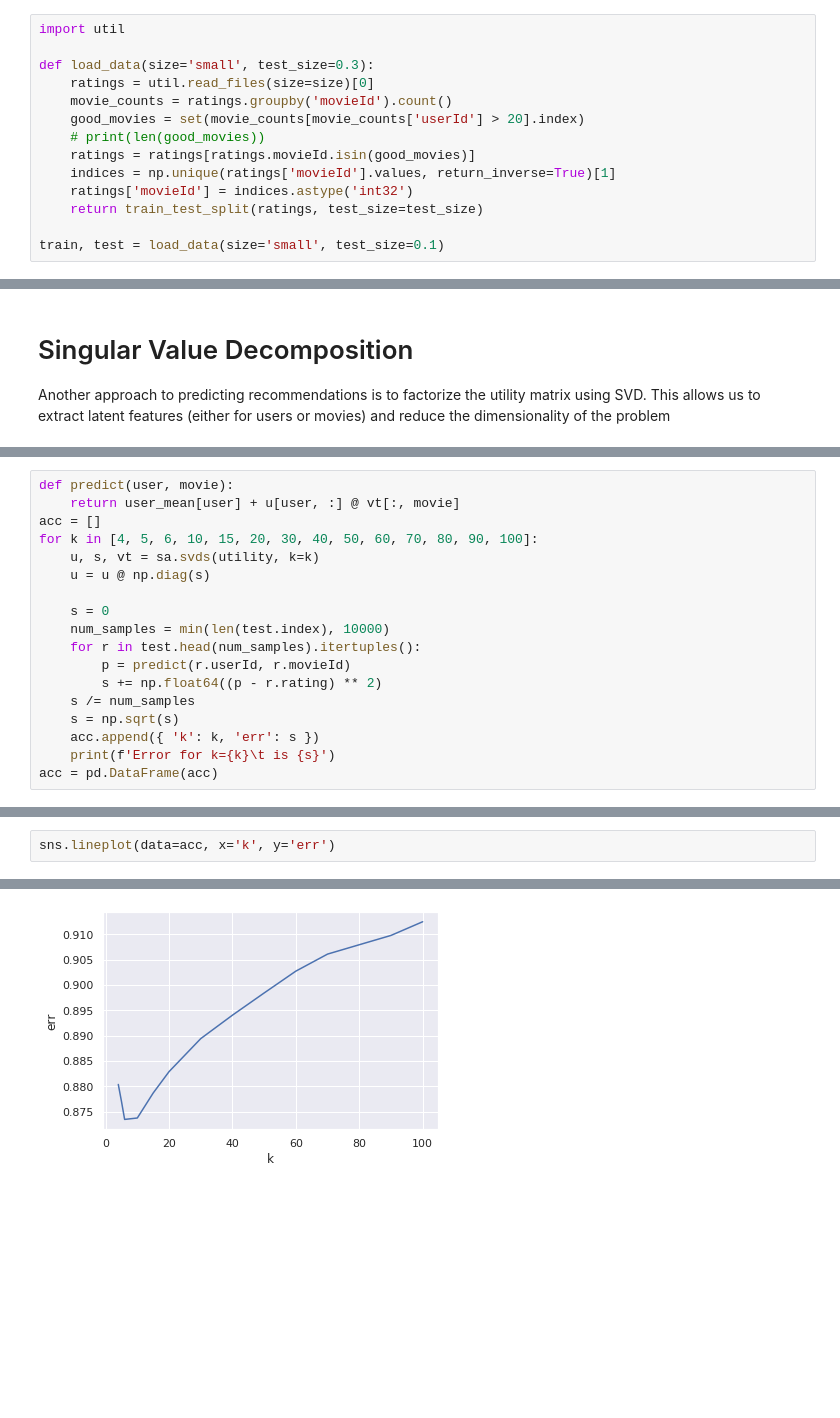
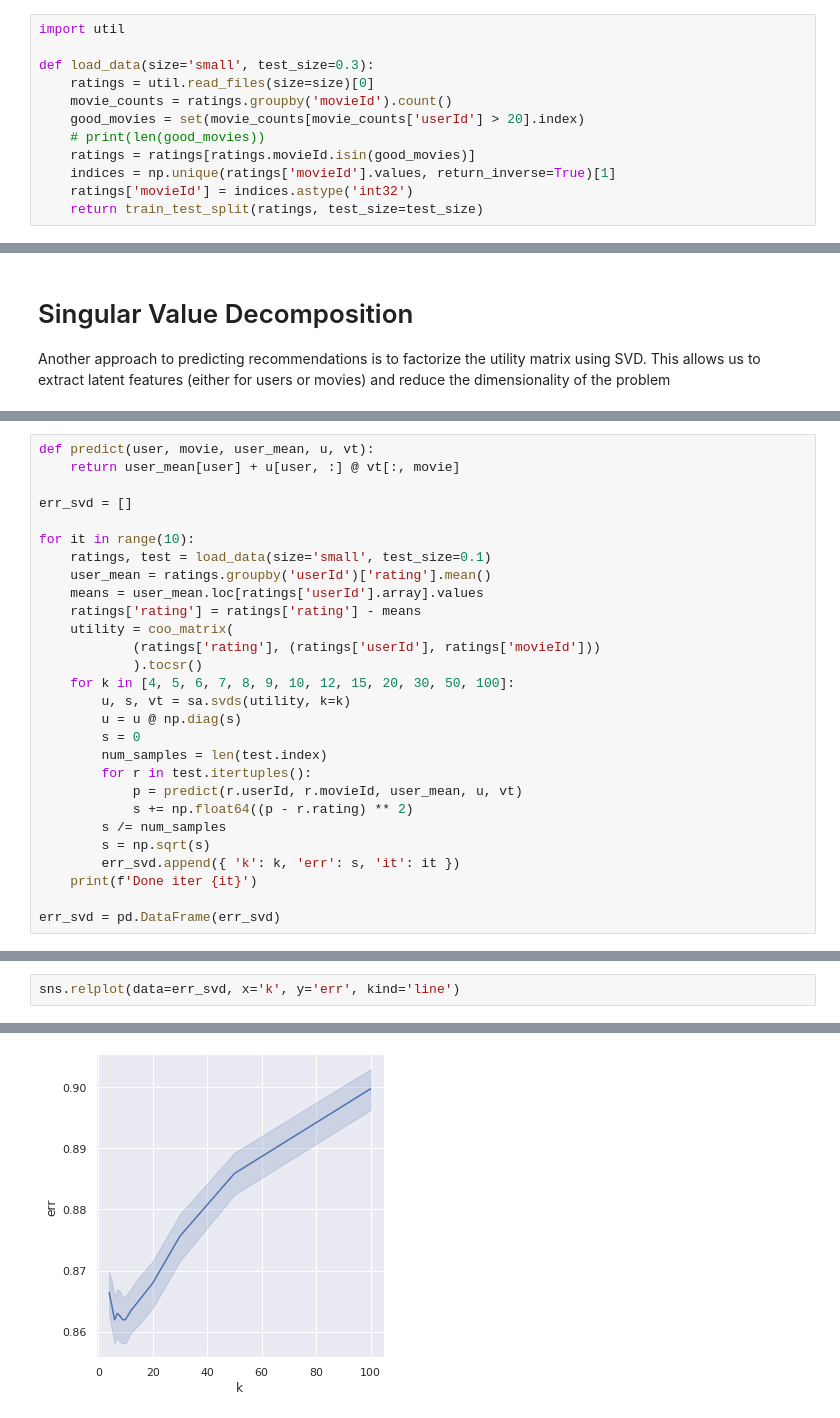
Before and after one commit to mbuszka/ml-project, a Jupyter notebook: recommendation.ipynb, the cells around one changed output, grey strips where cells are left out. Cells and saved outputs as stored; diff of their text form; blank space fills up the shorter version.

```diff
--- a/recommendation.ipynb
+++ b/recommendation.ipynb
@@ -21,8 +21,6 @@ def load_data(size='small', test_size=0.3):
     indices = np.unique(ratings['movieId'].values, return_inverse=True)[1]
     ratings['movieId'] = indices.astype('int32')
     return train_test_split(ratings, test_size=test_size)
-
-train, test = load_data(size='small', test_size=0.1)
 # %% [markdown]
 # Item-item collaborative filtering
 First precompute similarity matrix between all items
@@ -149,19 +144,29 @@ utility = coo_matrix(
 # %%
-def predict(user, movie):
+def predict(user, movie, user_mean, u, vt):
     return user_mean[user] + u[user, :] @ vt[:, movie]
-acc = []
-for k in [4, 5, 6, 10, 15, 20, 30, 40, 50, 60, 70, 80, 90, 100]:
-    u, s, vt = sa.svds(utility, k=k)
-    u = u @ np.diag(s)
 
-    s = 0
-    num_samples = min(len(test.index), 10000)
-    for r in test.head(num_samples).itertuples():
-        p = predict(r.userId, r.movieId)
-        s += np.float64((p - r.rating) ** 2)
-    s /= num_samples
-    s = np.sqrt(s)
-    acc.append({ 'k': k, 'err': s })
-    print(f'Error for k={k}\t is {s}')
-acc = pd.DataFrame(acc)
+err_svd = []
+
+for it in range(10):
+    ratings, test = load_data(size='small', test_size=0.1)
+    user_mean = ratings.groupby('userId')['rating'].mean()
+    means = user_mean.loc[ratings['userId'].array].values
+    ratings['rating'] = ratings['rating'] - means
+    utility = coo_matrix(
+            (ratings['rating'], (ratings['userId'], ratings['movieId']))
+            ).tocsr()
+    for k in [4, 5, 6, 7, 8, 9, 10, 12, 15, 20, 30, 50, 100]:
+        u, s, vt = sa.svds(utility, k=k)
+        u = u @ np.diag(s)
+        s = 0
+        num_samples = len(test.index)
+        for r in test.itertuples():
+            p = predict(r.userId, r.movieId, user_mean, u, vt)
+            s += np.float64((p - r.rating) ** 2)
+        s /= num_samples
+        s = np.sqrt(s)
+        err_svd.append({ 'k': k, 'err': s, 'it': it })
+    print(f'Done iter {it}')
+
+err_svd = pd.DataFrame(err_svd)
 # %% [output]
@@ -182,3 +183,3 @@ Error for k=100  is 0.912475971994917
 # %%
-sns.lineplot(data=acc, x='k', y='err')
+sns.relplot(data=err_svd, x='k', y='err', kind='line')
 # %% [output]
@@ -186 +187 @@ sns.lineplot(data=acc, x='k', y='err')
-[figure, old version]
+[figure, new version]
```
Also changed, not shown: parts of 8 cells of this notebook, 1 other file.
